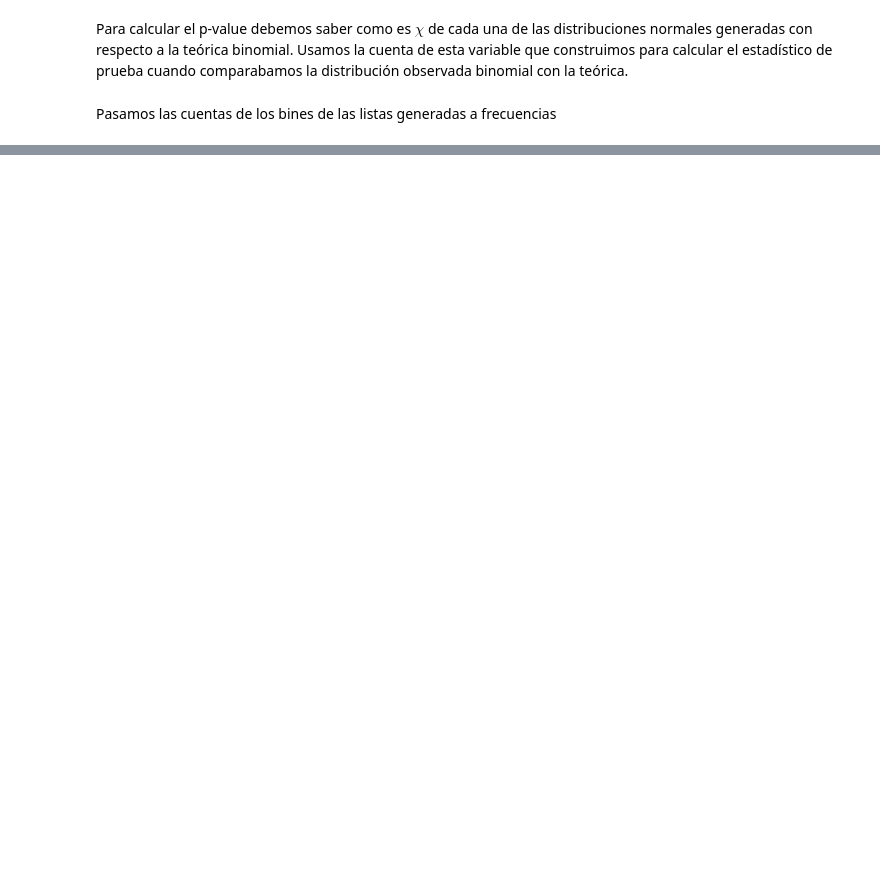
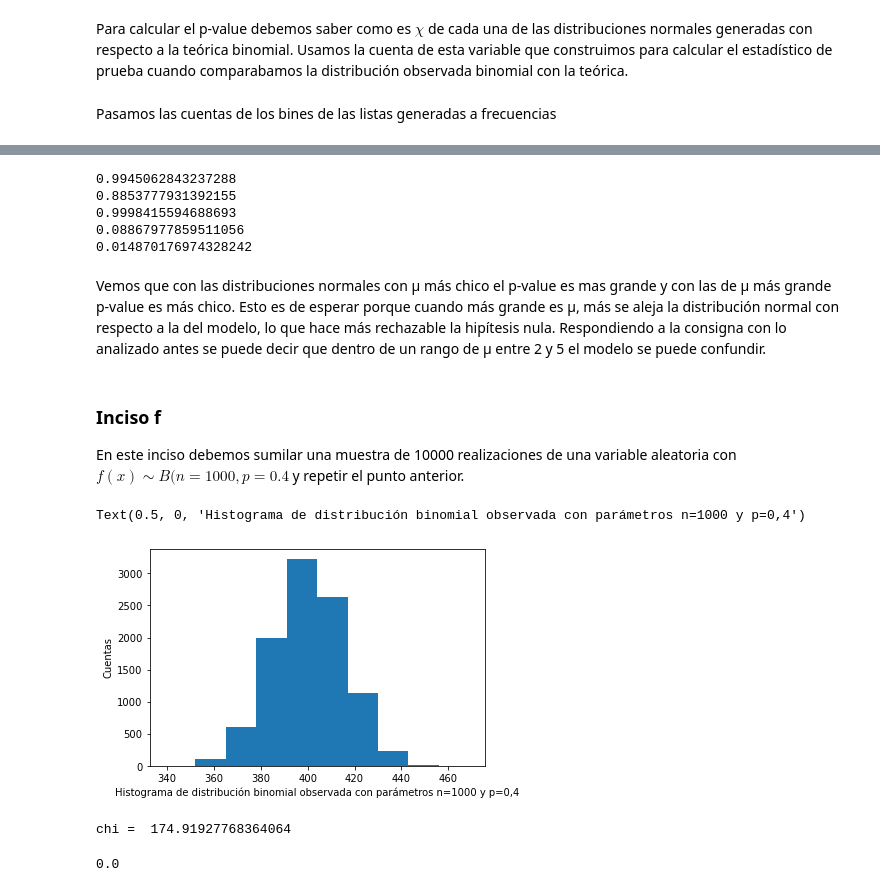
Before and after one commit to czuloaga/Astrometria-guia-2, a Jupyter notebook: Punto 10 - Test chi-cuadradp.ipynb, the cells around one changed output, grey strips where cells are left out. Drawn from its saved outputs; the diff is of its cells as text; code cells hidden in the pictures; blank space fills up the shorter version.

```diff
--- a/Punto 10 - Test chi-cuadradp.ipynb
+++ b/Punto 10 - Test chi-cuadradp.ipynb
@@ -151,0 +159,28 @@ Se puede ver mediante el gráfico de las distribuciones que las que normales gen
+# %%
+lista_pvalue = []
+for i in range(5):
+    p_v = 1-chi2.cdf(lista_chi[i],10)
+    lista_pvalue.append(p_v)
+    print(p_v)
+# %% [output]
+0.9945062843237288
+0.8853777931392155
+0.9998415594688693
+0.08867977859511056
+0.014870176974328242
+# %% [markdown]
+Vemos que con las distribuciones normales con μ más chico el p-value es mas grande y con las de μ más grande p-value es más chico. Esto es de esperar porque cuando más grande es μ, más se aleja la distribución normal con respecto a la del modelo, lo que hace más rechazable la hipítesis nula.
+Respondiendo a la consigna con lo analizado antes se puede decir que dentro de un rango de μ entre 2 y 5 el modelo se puede confundir.
+# %% [markdown]
+### Inciso f
+
+En este inciso debemos sumilar una muestra de 10000 realizaciones de una variable aleatoria con $f(x) ∼ B(n = 1000, p = 0.4$ y repetir el punto anterior.
+# %%
+v_bin2 = np.random.binomial(1000, 0.4, 10000)
+# %%
+b = plt.hist(v_bin2)
+plt.ylabel('Cuentas')
+plt.xlabel('Histograma de distribución binomial observada con parámetros n=1000 y p=0,4')
+# %% [output]
+Text(0.5, 0, 'Histograma de distribución binomial observada con parámetros n=1000 y p=0,4')
+[figure, added]
@@ -151,0 +197,13 @@ Se puede ver mediante el gráfico de las distribuciones que las que normales gen
+# %%
+X = 0
+for i in range(len(b[0])):
+    X = ((v_obs2[i]-v_teo2[i])**2)/v_teo2[i] + X
+
+print('chi = ',X)
+# %% [output]
+chi =  174.91927768364064
+# %%
+p = 1-chi2.cdf(X,10)
+print(p)
+# %% [output]
+0.0
```
Also changed, not shown: parts of 15 cells of this notebook, 3 other files.
